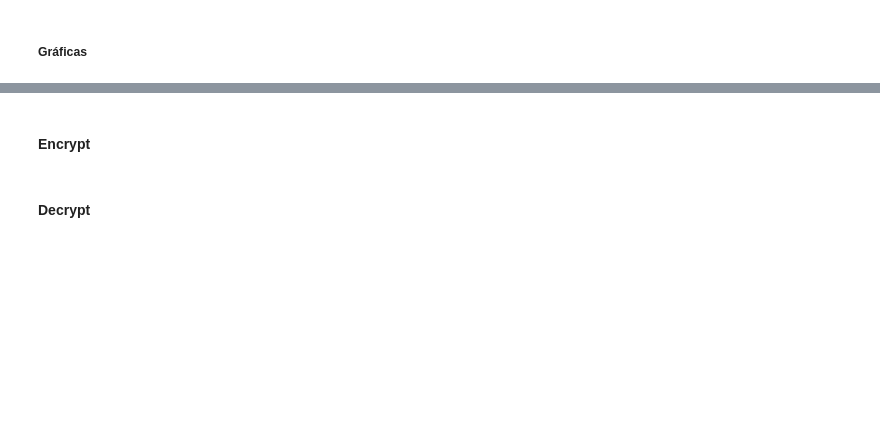
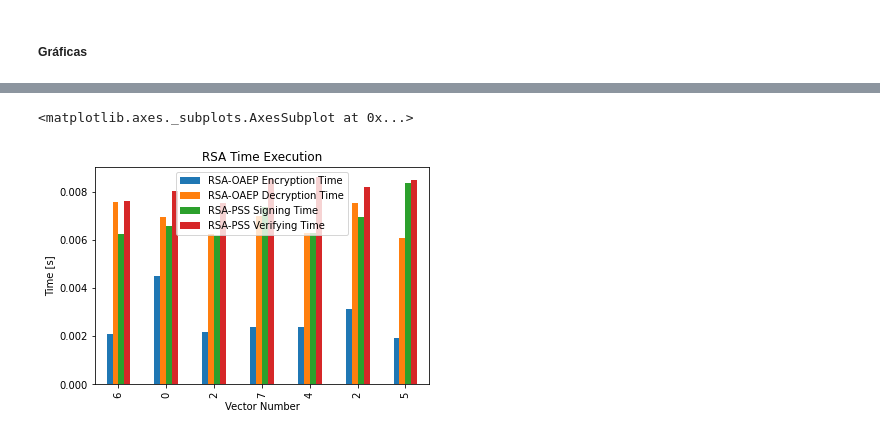
Before and after one commit to atorr5555/proyecto-1-cripto, a Jupyter notebook: Proy1Crypto.ipynb, the cells around one changed output, grey strips where cells are left out. Drawn from its saved outputs; the diff is of its cells as text; code cells hidden in the pictures; blank space fills up the shorter version.

```diff
--- a/Proy1Crypto.ipynb
+++ b/Proy1Crypto.ipynb
@@ -359,0 +526,22 @@ ax
+# %%
+def prueba_RSA(vector, index, length):
+    list_tests = []
+    for i in range(3):
+        dict_round = {}
+        dict_round['Vector Number'] = index
+        dict_round['Test Vectors'] = vector
+        dict_round['Length of vector in Bytes'] = length
+        dict_round['RSA-OAEP Encryption Time'] = RSA_OAEP_enc(vector)[0]
+        dict_round['RSA-OAEP Decryption Time'] = RSA_OAEP_dec(vector)[0]
+        dict_round['ChaCha20 Encryption Time'], dict_round['AES-EBC Encryption Time'], dict_round['AES-CBC Encryption Time'] = Chacha_20_test(vector)
+        dict_round['ChaCha20 Decryption Time'], dict_round['AES-EBC Decryption Time'], dict_round['AES-CBC Decryption Time'] = Chacha_20_test(vector)
+        dict_round['RSA-PSS Signing Time'] = RSA_PSS_sign(vector)[0]
+        dict_round['RSA-PSS Verifying Time'] = RSA_PSS_verif(vector)[0]
+        list_tests.append(dict_round)
+    return list_tests
+# %%
+lista = []
+i = 0
+for vector in vectores:
+  lista += prueba_RSA(vector, i, len(vector.encode('utf-8')))
+  i += 1
@@ -359,0 +566,5 @@ ax
+# %%
+pd.set_option("display.precision", 12)
+RSA_data = pd.DataFrame(lista)
+RSA_data = RSA_data.sort_values(by=['Length of vector in Bytes'])
+RSA_data
@@ -359,0 +589,4 @@ ax
+# %%
+RSA_data_mean = RSA_data.groupby('Length of vector in Bytes').mean()
+RSA_data_mean.set_index('Vector Number')
+RSA_data_mean
@@ -437,2 +680,0 @@ worksheetD.write_array_formula('H2:H2','{=AVERAGE(D17:D25)}')
-# %% [markdown]
-#### Encrypt
@@ -496,2 +680,0 @@ workbookE.close()
-# %% [markdown]
-#### Decrypt
@@ -556,0 +683,7 @@ workbookD.close()
+# %%
+ax = RSA_data_mean[['Vector Number', 'RSA-OAEP Encryption Time', 'RSA-OAEP Decryption Time','RSA-PSS Signing Time',
+                     'RSA-PSS Verifying Time']].plot(x='Vector Number', kind='bar', stacked=False, title='RSA Time Execution', ylabel='Time [s]')
+ax
+# %% [output]
+<matplotlib.axes._subplots.AxesSubplot at 0x...>
+[figure, added]
```
Also changed, not shown: parts of 48 cells of this notebook.
